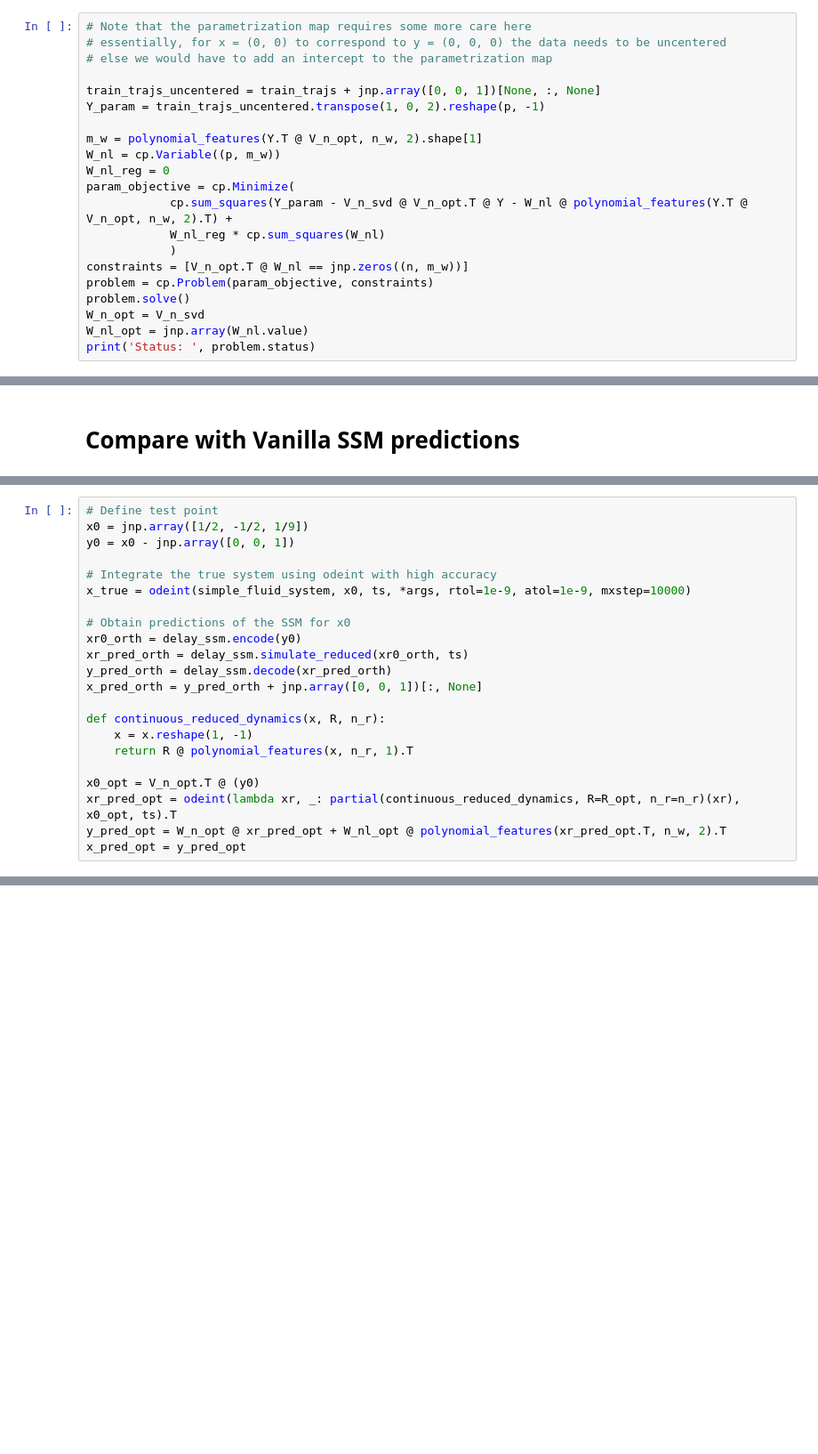
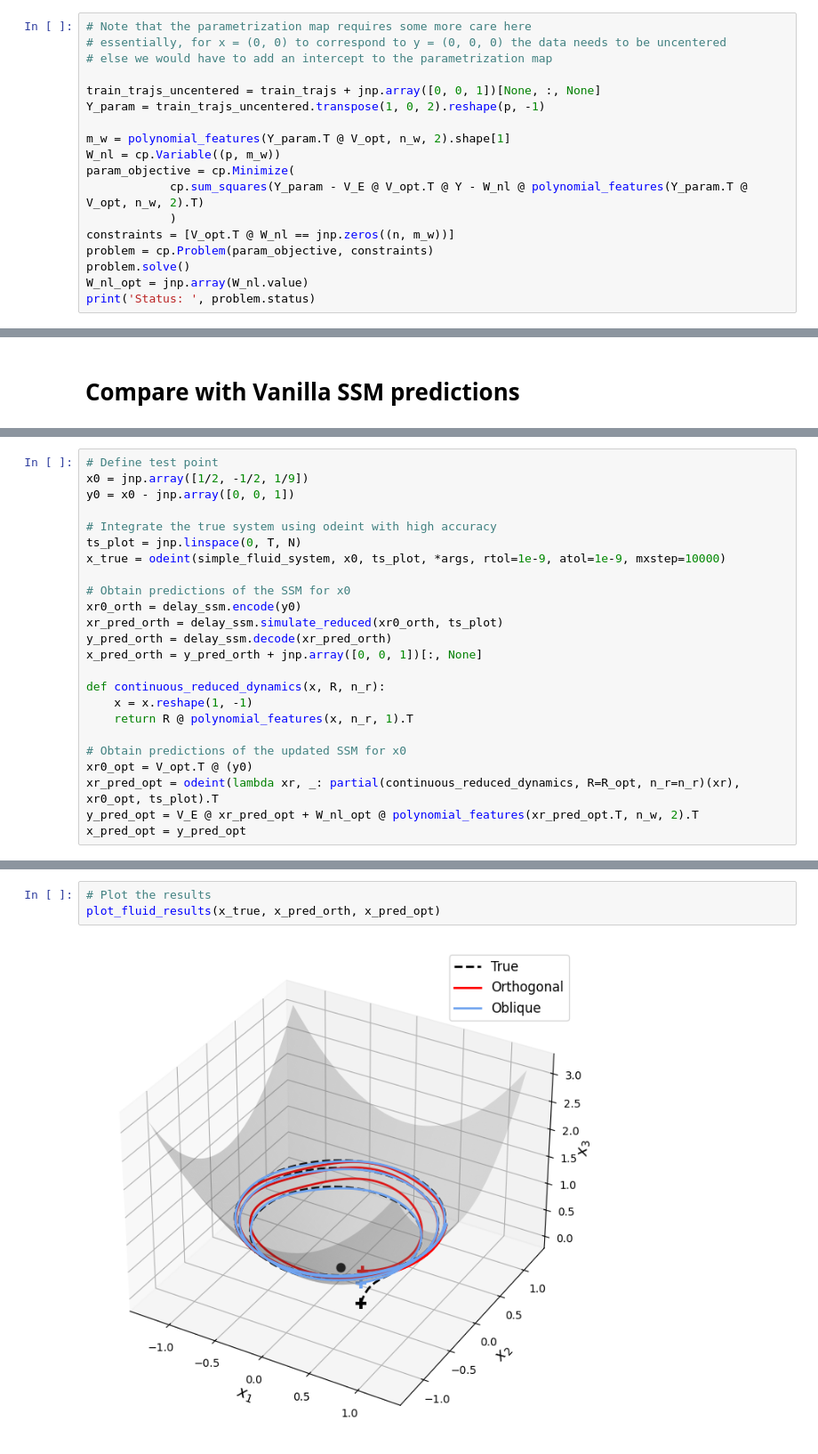
Before and after one commit to patrick-benito/Opt-SSM, a Jupyter notebook: sim_fluid.ipynb, the cells around one changed output, grey strips where cells are left out. Shown at 89% size. Cells and saved outputs as stored; diff of their text form; blank space fills up the shorter version.

Commit message:
Clean up fluid example notebook

```diff
--- a/sim_fluid.ipynb
+++ b/sim_fluid.ipynb
@@ -160,17 +157,14 @@ Array([[-1.11022302e-16,  5.50317306e-17],
 train_trajs_uncentered = train_trajs + jnp.array([0, 0, 1])[None, :, None]
 Y_param = train_trajs_uncentered.transpose(1, 0, 2).reshape(p, -1)
 
-m_w = polynomial_features(Y.T @ V_n_opt, n_w, 2).shape[1]
+m_w = polynomial_features(Y_param.T @ V_opt, n_w, 2).shape[1]
 W_nl = cp.Variable((p, m_w))
-W_nl_reg = 0
 param_objective = cp.Minimize(
-            cp.sum_squares(Y_param - V_n_svd @ V_n_opt.T @ Y - W_nl @ polynomial_features(Y.T @ V_n_opt, n_w, 2).T) +
-            W_nl_reg * cp.sum_squares(W_nl)
+            cp.sum_squares(Y_param - V_E @ V_opt.T @ Y - W_nl @ polynomial_features(Y_param.T @ V_opt, n_w, 2).T)
             )
-constraints = [V_n_opt.T @ W_nl == jnp.zeros((n, m_w))]
+constraints = [V_opt.T @ W_nl == jnp.zeros((n, m_w))]
 problem = cp.Problem(param_objective, constraints)
 problem.solve()
-W_n_opt = V_n_svd
 W_nl_opt = jnp.array(W_nl.value)
 print('Status: ', problem.status)
 # %% [output]
@@ -199,11 +193,12 @@ x0 = jnp.array([1/2, -1/2, 1/9])
 y0 = x0 - jnp.array([0, 0, 1])
 
 # Integrate the true system using odeint with high accuracy
-x_true = odeint(simple_fluid_system, x0, ts, *args, rtol=1e-9, atol=1e-9, mxstep=10000)
+ts_plot = jnp.linspace(0, T, N)
+x_true = odeint(simple_fluid_system, x0, ts_plot, *args, rtol=1e-9, atol=1e-9, mxstep=10000)
 
 # Obtain predictions of the SSM for x0
 xr0_orth = delay_ssm.encode(y0)
-xr_pred_orth = delay_ssm.simulate_reduced(xr0_orth, ts)
+xr_pred_orth = delay_ssm.simulate_reduced(xr0_orth, ts_plot)
 y_pred_orth = delay_ssm.decode(xr_pred_orth)
 x_pred_orth = y_pred_orth + jnp.array([0, 0, 1])[:, None]
 
@@ -211,7 +206,8 @@ def continuous_reduced_dynamics(x, R, n_r):
     x = x.reshape(1, -1)
     return R @ polynomial_features(x, n_r, 1).T
 
-x0_opt = V_n_opt.T @ (y0)
-xr_pred_opt = odeint(lambda xr, _: partial(continuous_reduced_dynamics, R=R_opt, n_r=n_r)(xr), x0_opt, ts).T
-y_pred_opt = W_n_opt @ xr_pred_opt + W_nl_opt @ polynomial_features(xr_pred_opt.T, n_w, 2).T
+# Obtain predictions of the updated SSM for x0
+xr0_opt = V_opt.T @ (y0)
+xr_pred_opt = odeint(lambda xr, _: partial(continuous_reduced_dynamics, R=R_opt, n_r=n_r)(xr), xr0_opt, ts_plot).T
+y_pred_opt = V_E @ xr_pred_opt + W_nl_opt @ polynomial_features(xr_pred_opt.T, n_w, 2).T
 x_pred_opt = y_pred_opt
@@ -261,0 +214,5 @@ ax.legend(fontsize=12)
+# %%
+# Plot the results
+plot_fluid_results(x_true, x_pred_orth, x_pred_opt)
+# %% [output]
+[figure, added]
```
Also changed, not shown: parts of 7 cells of this notebook, 4 other files.
